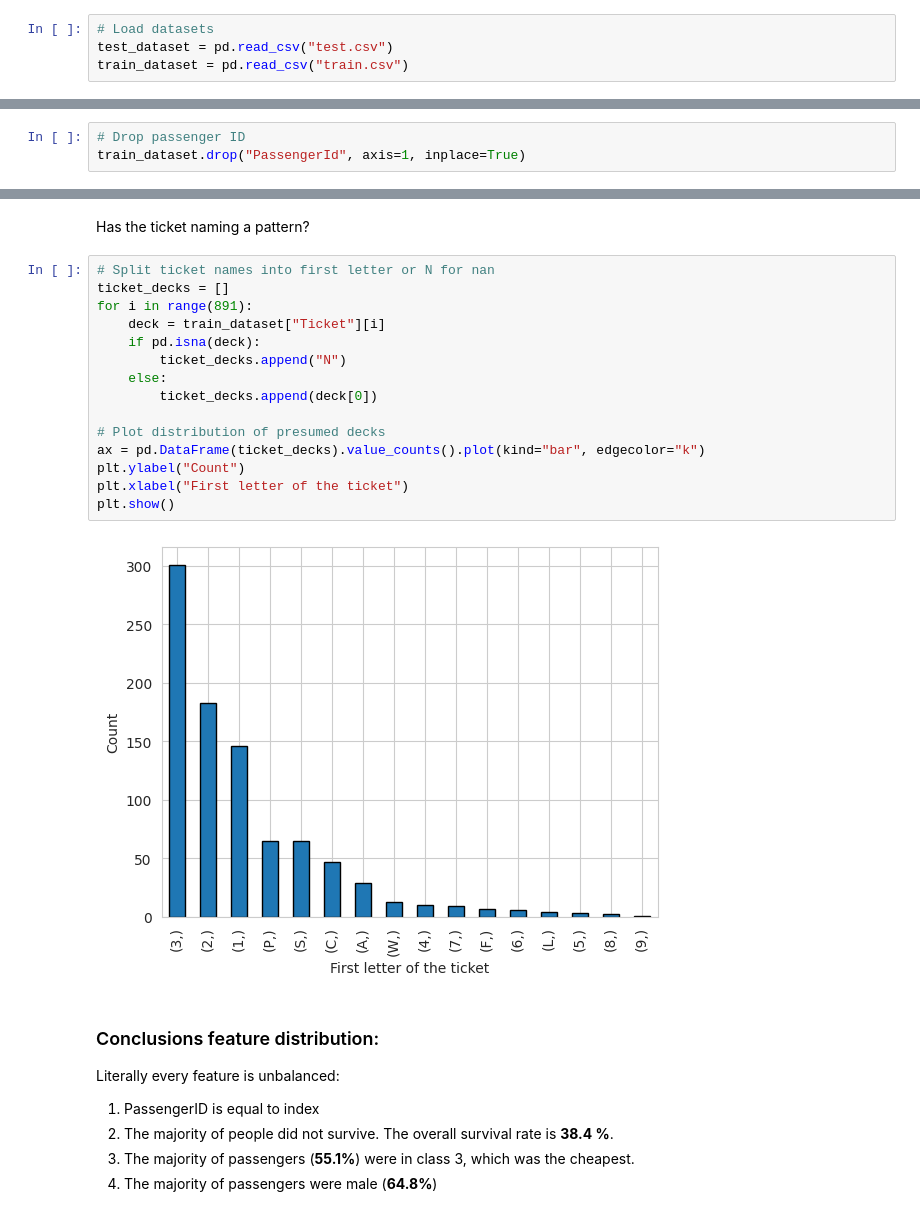
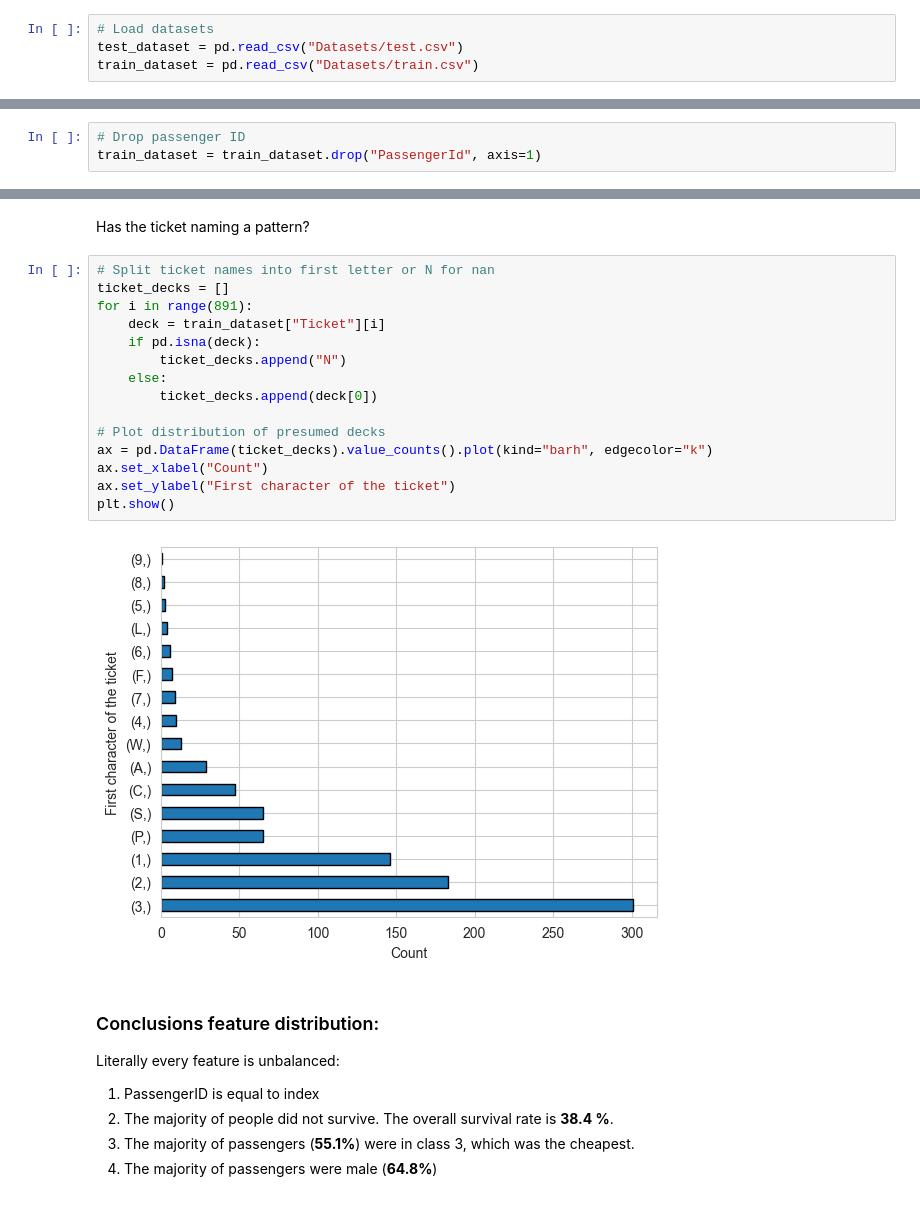
Before and after one commit to ManuelGehl/Titanic-Data-Analysis, a Jupyter notebook: titanic_data_exploration.ipynb, the cells around one changed output, grey strips where cells are left out. Drawn from its saved outputs; the diff is of its cells as text.

```diff
--- a/titanic_data_exploration.ipynb
+++ b/titanic_data_exploration.ipynb
@@ -11,8 +15,8 @@ import numpy as np
 sns.set_style("whitegrid")
 # %%
 # Load datasets
-test_dataset = pd.read_csv("test.csv")
-train_dataset = pd.read_csv("train.csv")
+test_dataset = pd.read_csv("Datasets/test.csv")
+train_dataset = pd.read_csv("Datasets/train.csv")
 # %% [markdown]
 ## Check for missing and duplicated data
 # %%
@@ -61,6 +60,6 @@ train_dataset.duplicated().sum()
 # %%
 # Drop passenger ID
-train_dataset.drop("PassengerId", axis=1, inplace=True)
+train_dataset = train_dataset.drop("PassengerId", axis=1)
 # %% [markdown]
 ## Check the distribution of features
 # %% [markdown]
@@ -176,20 +177,20 @@ Has the ticket naming a pattern?
 # %%
 # Split ticket names into first letter or N for nan
 ticket_decks = []
 for i in range(891):
     deck = train_dataset["Ticket"][i]
     if pd.isna(deck):
         ticket_decks.append("N")
     else:
         ticket_decks.append(deck[0])
 
 # Plot distribution of presumed decks
-ax = pd.DataFrame(ticket_decks).value_counts().plot(kind="bar", edgecolor="k")
-plt.ylabel("Count")
-plt.xlabel("First letter of the ticket")
+ax = pd.DataFrame(ticket_decks).value_counts().plot(kind="barh", edgecolor="k")
+ax.set_xlabel("Count")
+ax.set_ylabel("First character of the ticket")
 plt.show()
 # %% [output]
-[figure, old version]
+[figure, new version]
 # %% [markdown]
 ### Conclusions feature distribution:
 
```
Also changed, not shown: parts of 11 cells of this notebook.
